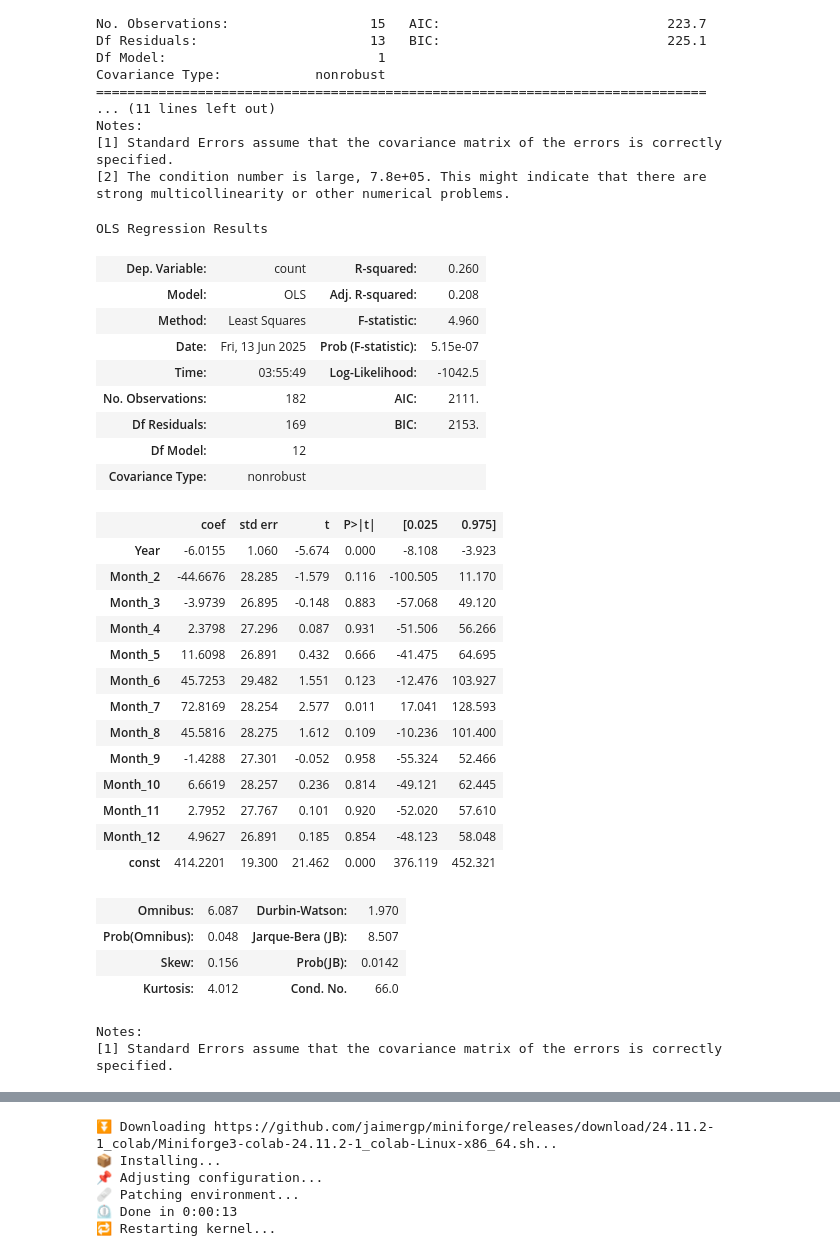
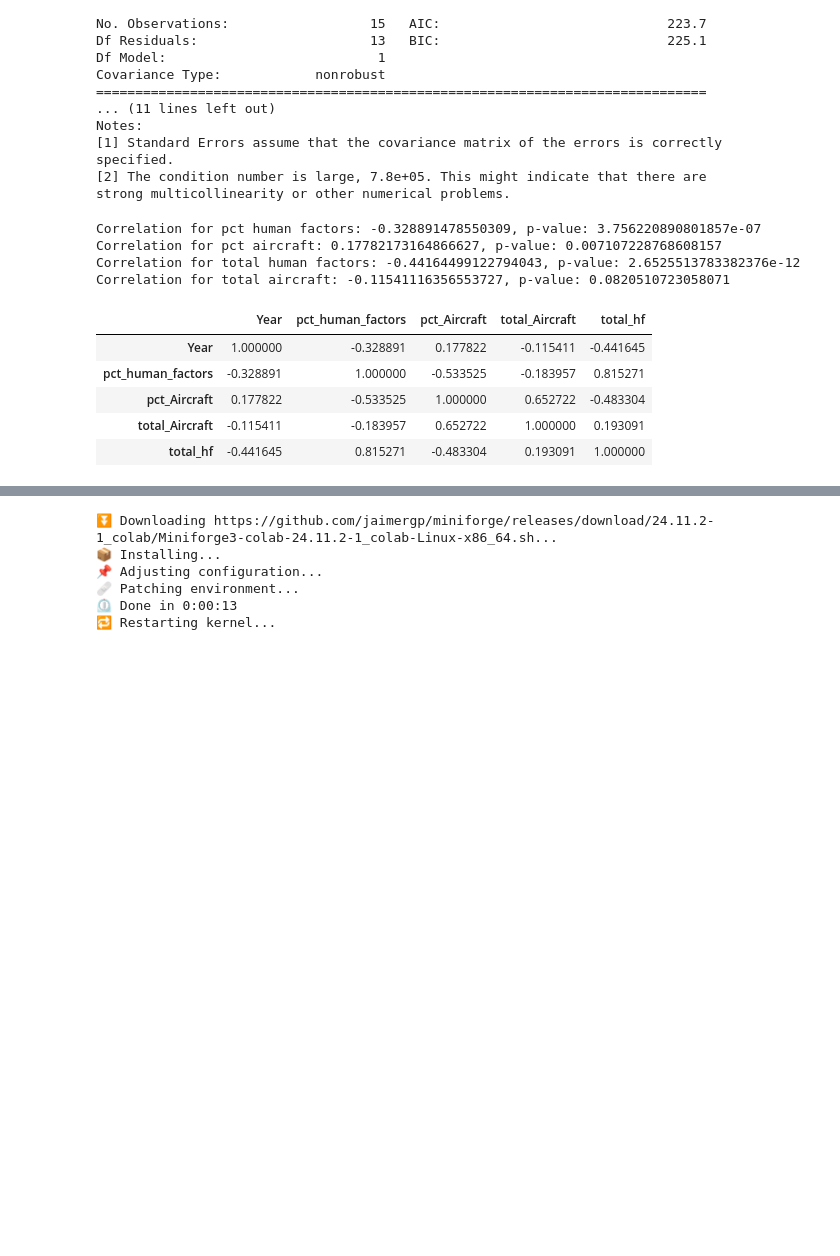
Before and after one commit to terryljh/aviation2, a Jupyter notebook: asrs linear model2.ipynb, the cells around one changed output, grey strips where cells are left out. Saved outputs shown, nothing was run; the diff lists cells and outputs as text; code cells hidden in the pictures; blank space fills up the shorter version.

```diff
--- a/asrs linear model2.ipynb
+++ b/asrs linear model2.ipynb
@@ -328,63 +328,66 @@ strong multicollinearity or other numerical problems.
 import statsmodels.api as sm
 dfsubset2 = dfsubset[(dfsubset['Date']//100 >= 2006) & (dfsubset['Date']//100 <= 2024)]
 dfsubset2=dfsubset2.copy()
 dfsubset2['Year'] = dfsubset2['Date']//100
 dfsubset2['Month'] = dfsubset2['Date']%100
 dfsubset2['Year'] = dfsubset2['Year'] - dfsubset2['Year'].mean()
 
 grouped = dfsubset2.groupby(['Year', 'Month']).size().reset_index(name='count')
 
+dfsubset2['Human_Factors'] = dfsubset2['Primary Problem'] == 'Human Factors'
+hf_by_month = dfsubset2.groupby(['Year', 'Month'])['Human_Factors'].mean().reset_index(name='pct_human_factors')
+hftotal_by_month = dfsubset2.groupby(['Year', 'Month'])['Human_Factors'].sum().reset_index(name='total_hf')
+
+dfsubset2['Aircraft'] = dfsubset2['Primary Problem'] == 'Aircraft'
+aircraft_by_month = dfsubset2.groupby(['Year', 'Month'])['Aircraft'].mean().reset_index(name='pct_Aircraft')
+aircrafttotal_by_month = dfsubset2.groupby(['Year', 'Month'])['Aircraft'].sum().reset_index(name='total_Aircraft')
+
+
 grouped['Month'] = grouped['Month'].astype(int)
 
 month_dummies = pd.get_dummies(grouped['Month'], prefix='Month', drop_first=True)
 
 grouped['Year'] = pd.to_numeric(grouped['Year'], errors='coerce')
+
+grouped = grouped.merge(hf_by_month, on=['Year', 'Month']).merge(aircraft_by_month, on=['Year', 'Month']).merge(aircrafttotal_by_month, on=['Year', 'Month']).merge(hftotal_by_month, on=['Year', 'Month'])
 
 X = pd.concat([grouped[['Year']].astype(float), month_dummies.astype(float)], axis=1)
 y = grouped['count'].astype(float)
 
 X = X.apply(pd.to_numeric, errors='coerce').dropna()
 y = y.loc[X.index]
 X_train, X_test, y_train, y_test = train_test_split(
 X, y, test_size=0.2, random_state=945)
 #monthmodel = LinearRegression()
 #monthmodel.fit(X_train,y_train)
 
 X_train = sm.add_constant(X_train, prepend=False)
 
 monthmodel2 = sm.OLS(y_train, X_train).fit()
 monthmodel2.summary()
+
+from scipy.stats import pearsonr
+r, p = pearsonr(grouped['Year'].values, grouped['pct_human_factors'].values)
+print(f"Correlation for pct human factors: {r}, p-value: {p}")
+r, p = pearsonr(grouped['Year'].values, grouped['pct_Aircraft'].values)
+print(f"Correlation for pct aircraft: {r}, p-value: {p}")
+r, p = pearsonr(grouped['Year'].values, grouped['total_hf'].values)
+print(f"Correlation for total human factors: {r}, p-value: {p}")
+r, p = pearsonr(grouped['Year'].values, grouped['total_Aircraft'].values)
+print(f"Correlation for total aircraft: {r}, p-value: {p}")
+
+grouped[['Year', 'pct_human_factors', 'pct_Aircraft', 'total_Aircraft','total_hf']].corr()
 # %% [output]
-OLS Regression Results
+Correlation for pct human factors: -0.328891478550309, p-value: 3.756220890801857e-07
+Correlation for pct aircraft: 0.17782173164866627, p-value: 0.007107228768608157
+Correlation for total human factors: -0.44164499122794043, p-value: 2.6525513783382376e-12
+Correlation for total aircraft: -0.11541116356553727, p-value: 0.0820510723058071
-| Dep. Variable: | count | R-squared: | 0.260 |
-| Model: | OLS | Adj. R-squared: | 0.208 |
-| Method: | Least Squares | F-statistic: | 4.960 |
-| Date: | Fri, 13 Jun 2025 | Prob (F-statistic): | 5.15e-07 |
-| Time: | 03:55:49 | Log-Likelihood: | -1042.5 |
-| No. Observations: | 182 | AIC: | 2111. |
-| Df Residuals: | 169 | BIC: | 2153. |
-| Df Model: | 12 |  |  |
-| Covariance Type: | nonrobust |  |  |
+|  | Year | pct_human_factors | pct_Aircraft | total_Aircraft | total_hf |
+| Year | 1.000000 | -0.328891 | 0.177822 | -0.115411 | -0.441645 |
+| pct_human_factors | -0.328891 | 1.000000 | -0.533525 | -0.183957 | 0.815271 |
+| pct_Aircraft | 0.177822 | -0.533525 | 1.000000 | 0.652722 | -0.483304 |
+| total_Aircraft | -0.115411 | -0.183957 | 0.652722 | 1.000000 | 0.193091 |
+| total_hf | -0.441645 | 0.815271 | -0.483304 | 0.193091 | 1.000000 |
-|  | coef | std err | t | P>|t| | [0.025 | 0.975] |
-| Year | -6.0155 | 1.060 | -5.674 | 0.000 | -8.108 | -3.923 |
-| Month_2 | -44.6676 | 28.285 | -1.579 | 0.116 | -100.505 | 11.170 |
-| Month_3 | -3.9739 | 26.895 | -0.148 | 0.883 | -57.068 | 49.120 |
-| Month_4 | 2.3798 | 27.296 | 0.087 | 0.931 | -51.506 | 56.266 |
-| Month_5 | 11.6098 | 26.891 | 0.432 | 0.666 | -41.475 | 64.695 |
-| Month_6 | 45.7253 | 29.482 | 1.551 | 0.123 | -12.476 | 103.927 |
-| Month_7 | 72.8169 | 28.254 | 2.577 | 0.011 | 17.041 | 128.593 |
-| Month_8 | 45.5816 | 28.275 | 1.612 | 0.109 | -10.236 | 101.400 |
-| Month_9 | -1.4288 | 27.301 | -0.052 | 0.958 | -55.324 | 52.466 |
-| Month_10 | 6.6619 | 28.257 | 0.236 | 0.814 | -49.121 | 62.445 |
-| Month_11 | 2.7952 | 27.767 | 0.101 | 0.920 | -52.020 | 57.610 |
-| Month_12 | 4.9627 | 26.891 | 0.185 | 0.854 | -48.123 | 58.048 |
-| const | 414.2201 | 19.300 | 21.462 | 0.000 | 376.119 | 452.321 |
-| Omnibus: | 6.087 | Durbin-Watson: | 1.970 |
-| Prob(Omnibus): | 0.048 | Jarque-Bera (JB): | 8.507 |
-| Skew: | 0.156 | Prob(JB): | 0.0142 |
-| Kurtosis: | 4.012 | Cond. No. | 66.0 |
-Notes:
-[1] Standard Errors assume that the covariance matrix of the errors is correctly specified.
 # %%
 
 import statsmodels.api as sm
```
Also changed, not shown: parts of 1 cell of this notebook.
